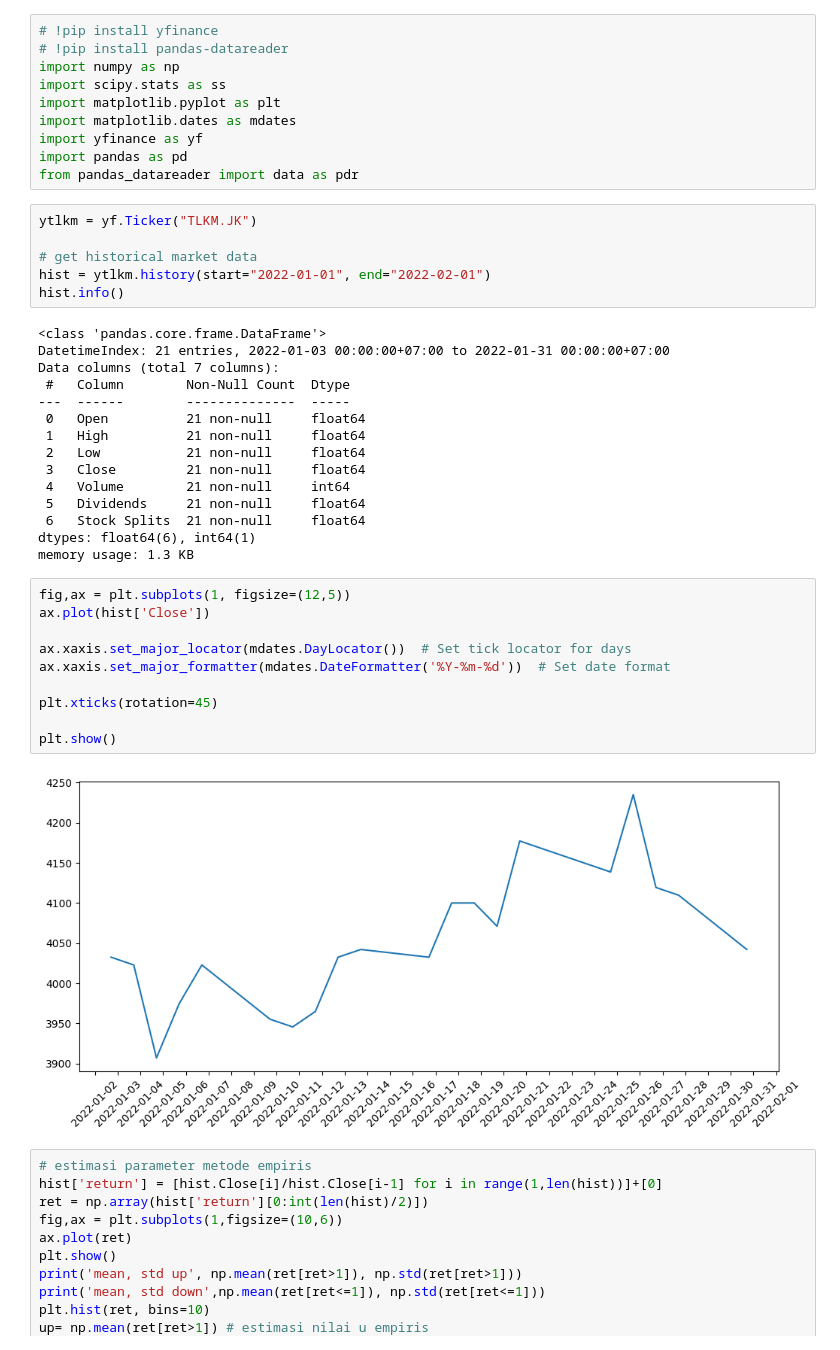
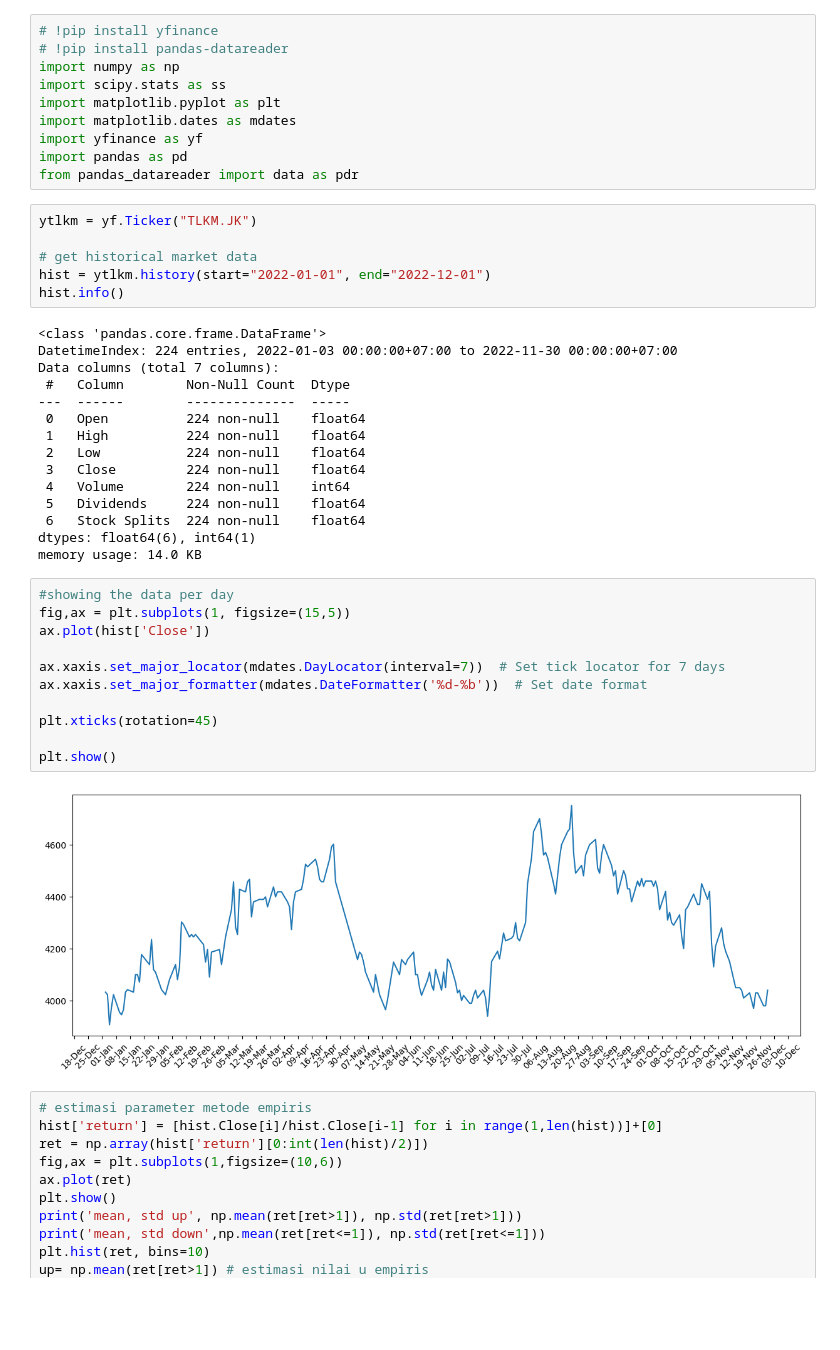
Before and after one commit to inaafina/TLKM.JK_StockSimulation, a Jupyter notebook: Tugas_Besar_PemSis_(binomial_model).ipynb, the cells around one changed output. Drawn from its saved outputs; the diff is of its cells as text; blank space fills up the shorter version.

```diff
--- a/Tugas_Besar_PemSis_(binomial_model).ipynb
+++ b/Tugas_Besar_PemSis_(binomial_model).ipynb
@@ -30,35 +32,36 @@ from pandas_datareader import data as pdr
 ytlkm = yf.Ticker("TLKM.JK")
 
 # get historical market data
-hist = ytlkm.history(start="2022-01-01", end="2022-02-01")
+hist = ytlkm.history(start="2022-01-01", end="2022-12-01")
 hist.info()
 # %% [output]
 <class 'pandas.core.frame.DataFrame'>
-DatetimeIndex: 21 entries, 2022-01-03 00:00:00+07:00 to 2022-01-31 00:00:00+07:00
+DatetimeIndex: 224 entries, 2022-01-03 00:00:00+07:00 to 2022-11-30 00:00:00+07:00
 Data columns (total 7 columns):
  #   Column        Non-Null Count  Dtype
 ---  ------        --------------  -----
- 0   Open          21 non-null     float64
- 1   High          21 non-null     float64
- 2   Low           21 non-null     float64
- 3   Close         21 non-null     float64
- 4   Volume        21 non-null     int64
- 5   Dividends     21 non-null     float64
- 6   Stock Splits  21 non-null     float64
+ 0   Open          224 non-null    float64
+ 1   High          224 non-null    float64
+ 2   Low           224 non-null    float64
+ 3   Close         224 non-null    float64
+ 4   Volume        224 non-null    int64
+ 5   Dividends     224 non-null    float64
+ 6   Stock Splits  224 non-null    float64
 dtypes: float64(6), int64(1)
-memory usage: 1.3 KB
+memory usage: 14.0 KB
 # %%
-fig,ax = plt.subplots(1, figsize=(12,5))
+#showing the data per day
+fig,ax = plt.subplots(1, figsize=(15,5))
 ax.plot(hist['Close'])
 
-ax.xaxis.set_major_locator(mdates.DayLocator())  # Set tick locator for days
-ax.xaxis.set_major_formatter(mdates.DateFormatter('%Y-%m-%d'))  # Set date format
+ax.xaxis.set_major_locator(mdates.DayLocator(interval=7))  # Set tick locator for 7 days
+ax.xaxis.set_major_formatter(mdates.DateFormatter('%d-%b'))  # Set date format
 
 plt.xticks(rotation=45)
 
 plt.show()
 # %% [output]
-[figure, old version]
+[figure, new version]
 # %%
 # estimasi parameter metode empiris
 hist['return'] = [hist.Close[i]/hist.Close[i-1] for i in range(1,len(hist))]+[0]
```
Also changed, not shown: parts of 1 cell of this notebook.
